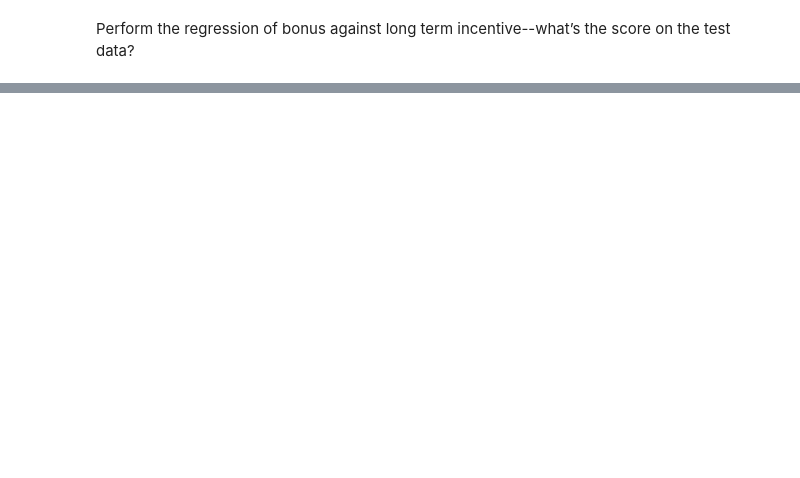
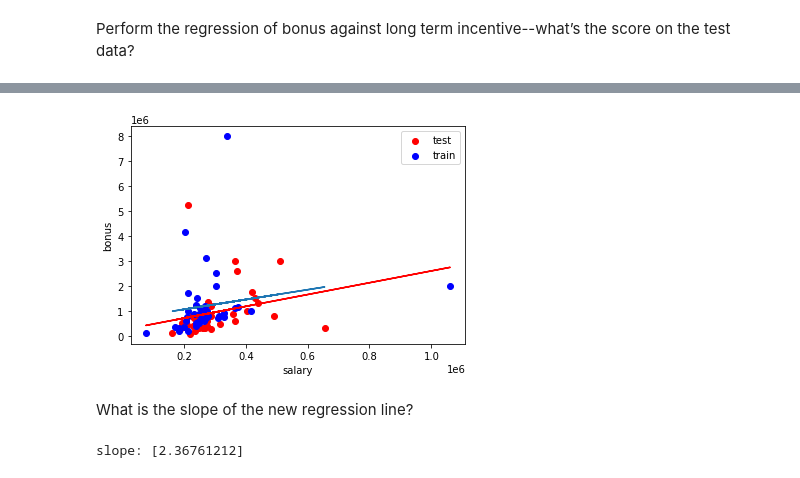
Before and after one commit to malmusfer/Enron-fraud, a Jupyter notebook: Enron_fraud.ipynb, the cells around one changed output, grey strips where cells are left out. Saved outputs shown, nothing was run; the diff lists cells and outputs as text; code cells hidden in the pictures; blank space fills up the shorter version.

```diff
--- a/Enron_fraud.ipynb
+++ b/Enron_fraud.ipynb
@@ -312,0 +383,36 @@ Score: -0.11748081780876585
+# %%
+train_color = "b"
+test_color = "r"
+### draw the scatterplot, with color-coded training and testing points
+import matplotlib.pyplot as plt
+for feature, target in zip(feature_test, target_test):
+    plt.scatter( feature, target, color=test_color )
+for feature, target in zip(feature_train, target_train):
+    plt.scatter( feature, target, color=train_color )
+
+### labels for the legend
+plt.scatter(feature_test[0], target_test[0], color=test_color, label="test")
+plt.scatter(feature_test[0], target_test[0], color=train_color, label="train")
+
+### draw the regression line, once it's coded
+try:
+    plt.plot( feature_test, reg.predict(feature_test) )
+except NameError:
+    pass
+
+###
+reg.fit(feature_test, target_test)
+plt.plot(feature_train, reg.predict(feature_train), color="r")
+
+plt.xlabel(features_list[1])
+plt.ylabel(features_list[0])
+plt.legend()
+plt.show()
+# %% [output]
+[figure, added]
+# %% [markdown]
+What is the slope of the new regression line?
+# %%
+print('slope:', reg.coef_)
+# %% [output]
+slope: [2.36761212]
```
Also changed, not shown: parts of 16 cells of this notebook.
